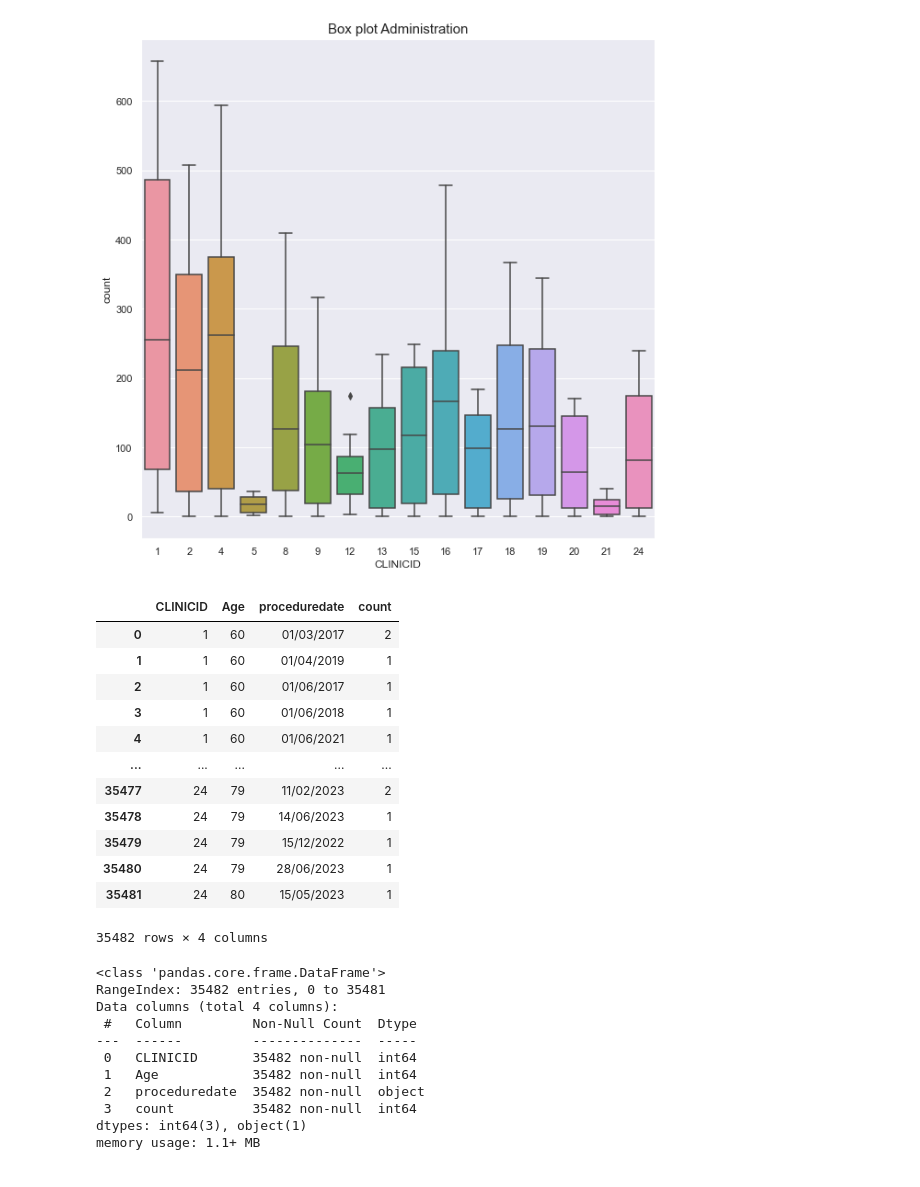
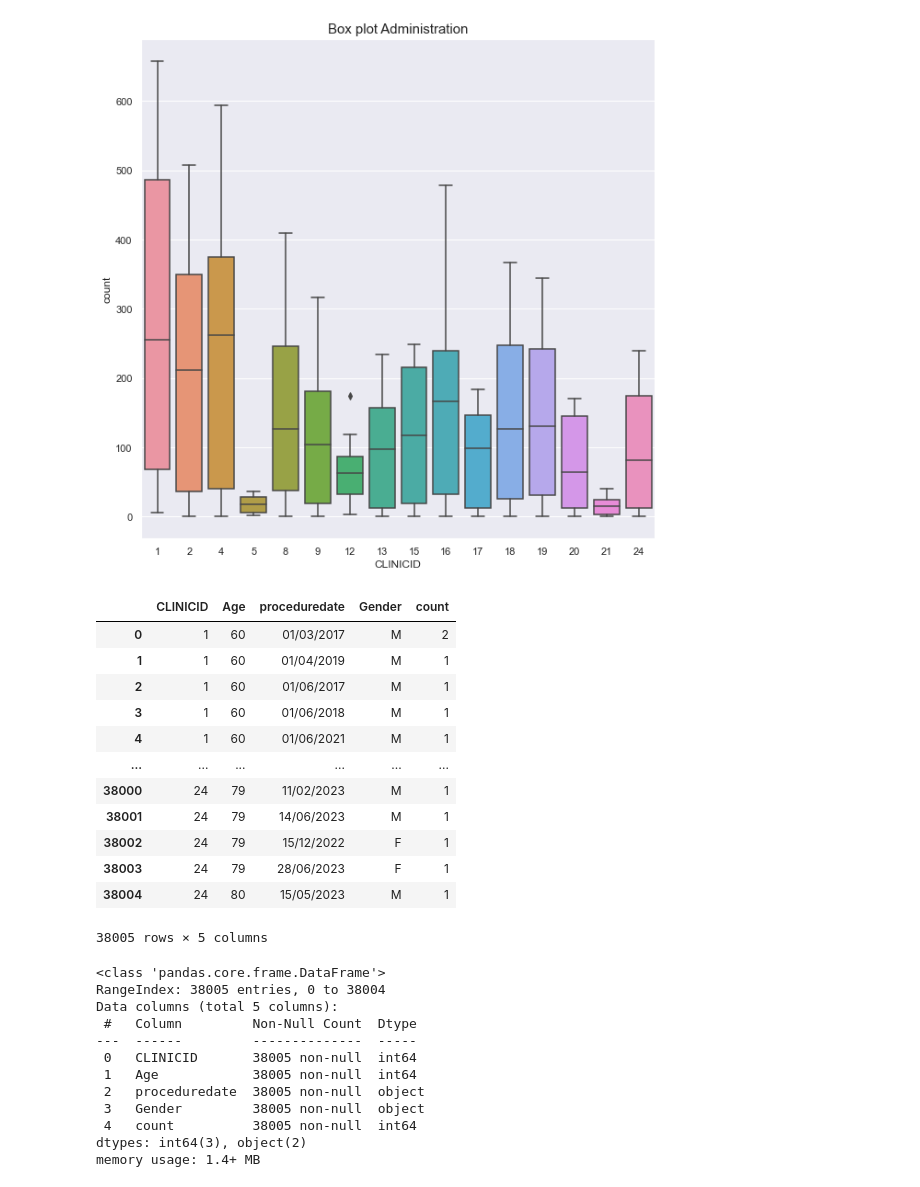
Before and after one commit to raku43/MScDACapstone, a Jupyter notebook: MScDA_Capstone.ipynb, the cells around one changed output. Drawn from its saved outputs; the diff is of its cells as text; code cells hidden in the pictures.

```diff
--- a/MScDA_Capstone.ipynb
+++ b/MScDA_Capstone.ipynb
@@ -193,36 +198,37 @@ Text(0.5, 1.0, 'Box plot Administration')
 [figure]
 # %%
 #Create dataframe for each Unit
-dfcolclinicpd=dfcolraw.groupby(['CLINICID','Age','proceduredate'])['ID'].agg(["count"]).reset_index()
+dfcolclinicpd=dfcolraw.groupby(['CLINICID','Age','proceduredate','Gender'])['ID'].agg(["count"]).reset_index()
 dfcolclinicpd
 # %% [output]
-|  | CLINICID | Age | proceduredate | count |
-| 0 | 1 | 60 | 01/03/2017 | 2 |
-| 1 | 1 | 60 | 01/04/2019 | 1 |
-| 2 | 1 | 60 | 01/06/2017 | 1 |
-| 3 | 1 | 60 | 01/06/2018 | 1 |
-| 4 | 1 | 60 | 01/06/2021 | 1 |
-| ... | ... | ... | ... | ... |
-| 35477 | 24 | 79 | 11/02/2023 | 2 |
-| 35478 | 24 | 79 | 14/06/2023 | 1 |
-| 35479 | 24 | 79 | 15/12/2022 | 1 |
-| 35480 | 24 | 79 | 28/06/2023 | 1 |
-| 35481 | 24 | 80 | 15/05/2023 | 1 |
+|  | CLINICID | Age | proceduredate | Gender | count |
+| 0 | 1 | 60 | 01/03/2017 | M | 2 |
+| 1 | 1 | 60 | 01/04/2019 | M | 1 |
+| 2 | 1 | 60 | 01/06/2017 | M | 1 |
+| 3 | 1 | 60 | 01/06/2018 | M | 1 |
+| 4 | 1 | 60 | 01/06/2021 | M | 1 |
+| ... | ... | ... | ... | ... | ... |
+| 38000 | 24 | 79 | 11/02/2023 | M | 1 |
+| 38001 | 24 | 79 | 14/06/2023 | M | 1 |
+| 38002 | 24 | 79 | 15/12/2022 | F | 1 |
+| 38003 | 24 | 79 | 28/06/2023 | F | 1 |
+| 38004 | 24 | 80 | 15/05/2023 | M | 1 |
-35482 rows × 4 columns
+38005 rows × 5 columns
 # %%
 dfcolclinicpd.info()
 # %% [output]
 <class 'pandas.core.frame.DataFrame'>
-RangeIndex: 35482 entries, 0 to 35481
-Data columns (total 4 columns):
+RangeIndex: 38005 entries, 0 to 38004
+Data columns (total 5 columns):
  #   Column         Non-Null Count  Dtype
 ---  ------         --------------  -----
- 0   CLINICID       35482 non-null  int64
- 1   Age            35482 non-null  int64
- 2   proceduredate  35482 non-null  object
- 3   count          35482 non-null  int64
-dtypes: int64(3), object(1)
-memory usage: 1.1+ MB
+ 0   CLINICID       38005 non-null  int64
+ 1   Age            38005 non-null  int64
+ 2   proceduredate  38005 non-null  object
+ 3   Gender         38005 non-null  object
+ 4   count          38005 non-null  int64
+dtypes: int64(3), object(2)
+memory usage: 1.4+ MB
 # %%
 dfcolclinicpd['proceduredate']=pd.to_datetime(dfcolclinicpd['proceduredate'])
 dfcolclinicpd['proceduredate'] =pd.to_datetime(dfcolclinicpd['proceduredate'].dt.strftime('%d/%m/%Y'))
```
Also changed, not shown: parts of 14 cells of this notebook.
